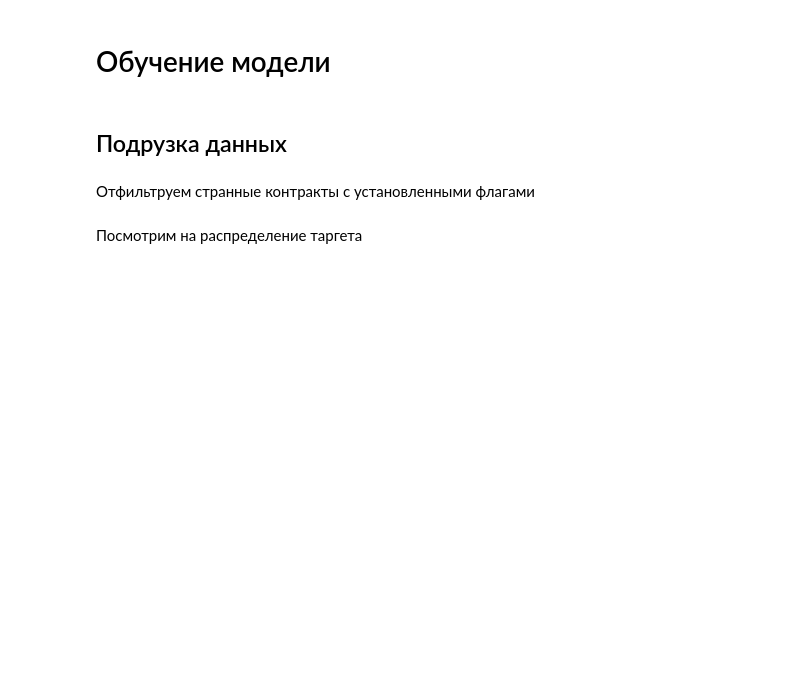
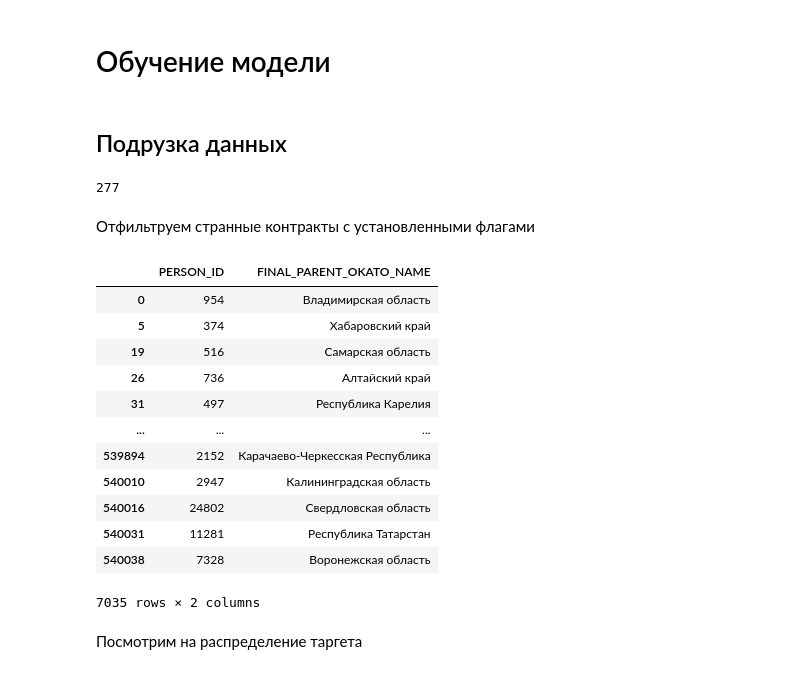
Before and after one commit to Xlvtt/B2BRecommender, a Jupyter notebook: notebooks/baselines.ipynb, the cells around one changed output. Cells and saved outputs as stored; diff of their text form; code cells hidden in the pictures; blank space fills up the shorter version.

```diff
--- a/notebooks/baselines.ipynb
+++ b/notebooks/baselines.ipynb
@@ -35,6 +35,10 @@ lots_prods = pd.read_csv(data_path / "d_lot_prod.csv")
 persons = pd.read_csv(data_path / "d_person.csv")
 
 df_train = pd.read_csv(data_path / "all_ids_train.csv")
+# %%
+persons["FINAL_PARENT_OKATO_NAME"].value_counts()["Ярославская область"]
+# %% [output]
+277
 # %%
 def get_merged_data(df):
     merged_df = pd.merge(df, offers, left_on=["OFFER_ID", "LOT_ID"], right_on=["OFFER_ID", "LOT_ID"], how="left") # джойним к логам офферы
@@ -48,6 +52,23 @@ def get_merged_data(df):
 merged_df = get_merged_data(df_train)
 # %% [markdown]
 Отфильтруем странные контракты с установленными флагами
+# %%
+pd.merge(merged_df["BUYER_PERSON_ID"], persons, left_on="BUYER_PERSON_ID", right_on="PERSON_ID").drop(
+            ["BUYER_PERSON_ID"], axis=1).drop_duplicates(subset=["PERSON_ID"], keep="first")
+# %% [output]
+|  | PERSON_ID | FINAL_PARENT_OKATO_NAME |
+| 0 | 954 | Владимирская область |
+| 5 | 374 | Хабаровский край |
+| 19 | 516 | Самарская область |
+| 26 | 736 | Алтайский край |
+| 31 | 497 | Республика Карелия |
+| ... | ... | ... |
+| 539894 | 2152 | Карачаево-Черкесская Республика |
+| 540010 | 2947 | Калининградская область |
+| 540016 | 24802 | Свердловская область |
+| 540031 | 11281 | Республика Татарстан |
+| 540038 | 7328 | Воронежская область |
+7035 rows × 2 columns
 # %%
 from functools import reduce
 
```
Also changed, not shown: parts of 28 cells of this notebook, 8 other files.
